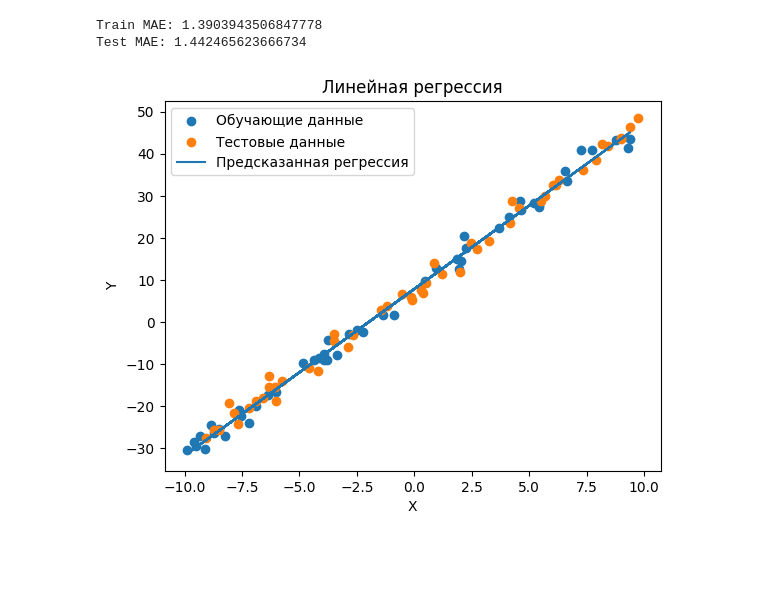
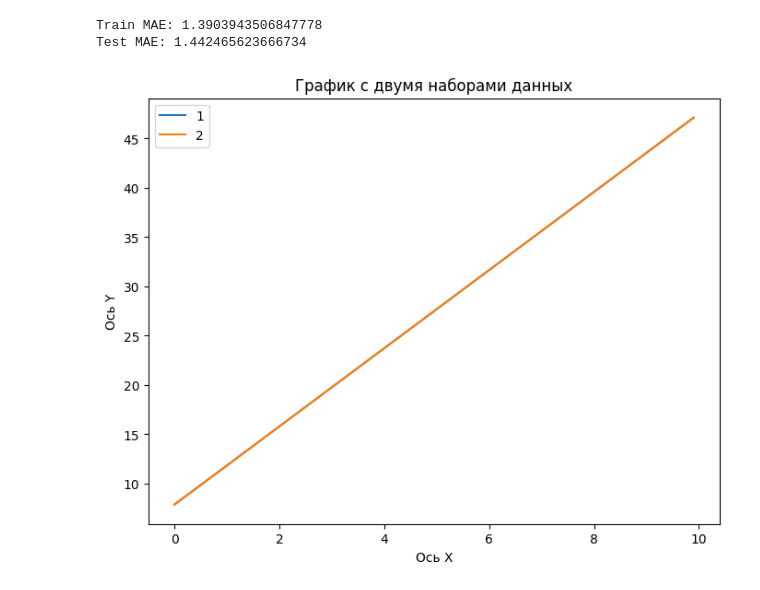
Before and after one commit to Skkodnikk/popakota, a Jupyter notebook: Untitled14.ipynb, the cells around one changed output. Saved outputs shown, nothing was run; the diff lists cells and outputs as text; code cells hidden in the pictures; blank space fills up the shorter version.

```diff
--- a/Untitled14.ipynb
+++ b/Untitled14.ipynb
@@ -46,14 +46,22 @@ print('Test MAE:', mean_absolute_error (Y_test, Y_test_predicted))
 # %% [output]
 Train MAE: 1.3903943506847778
 Test MAE: 1.442465623666734
-# %%
-plt.scatter(X_train, Y_train, label='Обучающие данные')
-plt.scatter(X_test, Y_test, label='Тестовые данные')
-plt.plot(X_train, Y_train_predicted, label='Предсказанная регрессия')
-plt.xlabel('X')
-plt.ylabel('Y')
-plt.legend()
-plt.title('Линейная регрессия')
-plt.show()
-# %% [output]
-[figure, removed]
+# %%
+a1 = 3.9630411
+b1 = 7.86515805
+a2 = 3.9630411
+b2 = 7.865158045122419
+X = np.arange(0, 10, 0.1)
+y1 = (a1 * X + b1)
+y2 = (a2 * X + b2)
+
+plt.figure(figsize=(8, 6))
+plt.plot(X, y1, label='1')
+plt.plot(X, y2, label='2')
+plt.xlabel('Ось X')
+plt.ylabel('Ось Y')
+plt.title('График с двумя наборами данных')
+plt.legend()
+plt.show()
+# %% [output]
+[figure, added]
```
